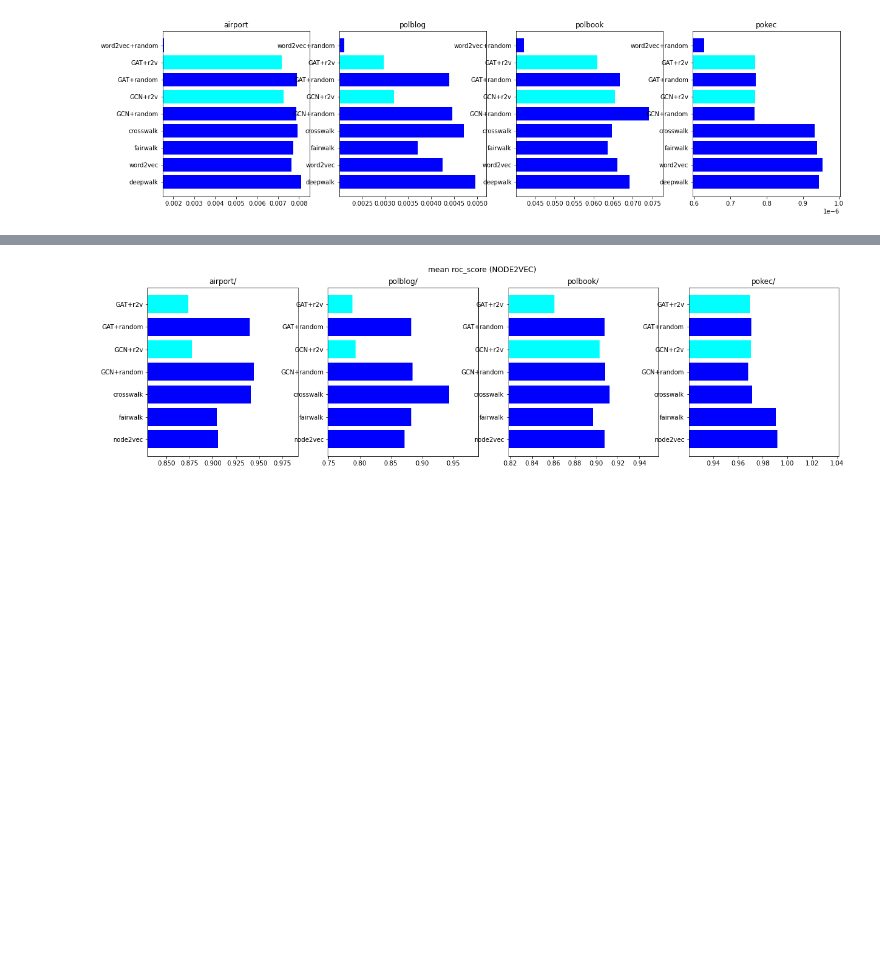
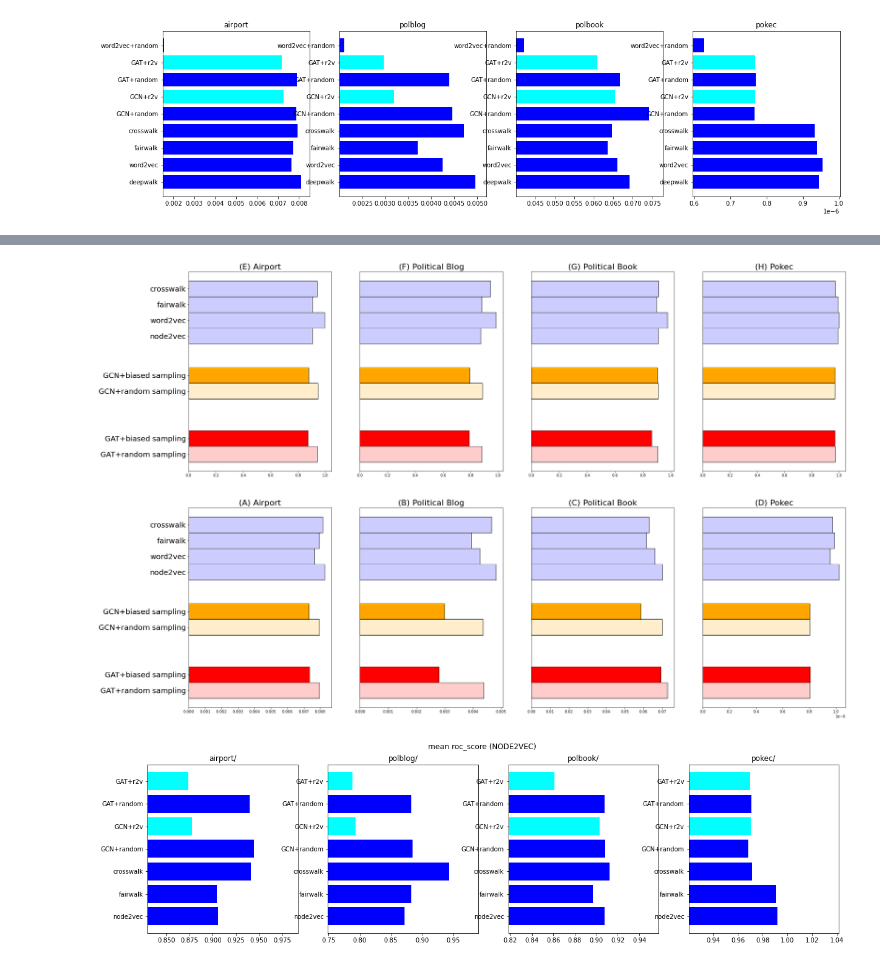
Before and after one commit to thunderock/residual2vec_, a Jupyter notebook: notebooks/RESULTS/aggregate_results.ipynb, the cells around one changed output, grey strips where cells are left out. Cells and saved outputs as stored; diff of their text form; code cells hidden in the pictures; blank space fills up the shorter version.

Commit message:
fairness node distribution, affect of feature dimensions on final embeddings

```diff
--- a/notebooks/RESULTS/aggregate_results.ipynb
+++ b/notebooks/RESULTS/aggregate_results.ipynb
@@ -140,16 +148,0 @@ for metric in METRICS:
-# %%
-for metric in ['sp_score']:
-    n_datasets = len(DATASETS)
-
-#     f.suptitle("mean " + metric + ' (DEEPWALK)')
-    for idx, dataset in enumerate(DATASETS):
-
-        file = DATA_ROOT + dataset + metric + '.pkl'
-        m_dict = pkl.load(open(file, 'rb'))
-
-
-        y = np.mean(np.vstack(m_dict.values()), axis=1)
-
-
-        y = [(y[id], z) for id, z in enumerate(m_dict)]
-        print(y)
@@ -161,3 +149,64 @@ for metric in ['sp_score']:
+# %%
+for metric in METRICS:
+    n_datasets = len(DATASETS)
+
+    f, axes = plt.subplots(1, n_datasets, figsize=(32, 10) )
+#     f.suptitle("mean " + metric + ' (DEEPWALK)')
+    for idx, dataset in enumerate(DATASETS):
+
+        file = DATA_ROOT + dataset + metric + '.pkl'
+        m_dict = pkl.load(open(file, 'rb'))
+
+        for m in list(m_dict.keys()):
+
+            # removing node2vec and word2vec
+            if any([model in m.lower() for model in ['word2vec+deepwalk+random', 'deepwalk']]):
+                m_dict.pop(m)
+            # remove deepwalk from name
+            if '+node2vec' in m.lower():
+                try:
+                    m_dict[m.replace('+node2vec', '')] = m_dict.pop(m)
+                except: pass
+        y = np.mean(np.vstack(m_dict.values()), axis=1)
+#         print(y, m_dict.keys())
+#         print(y.shape, len(m_dict))
+        width = 0.25
+
+
+        y = [(y[id], z) for id, z in enumerate(m_dict)]
+
+        y_ = [aa[0] for aa in y]
+        plots = [aa[1] for aa in y]
+        x = np.array([1.75, 2, 2.25, 2.5, .875, 1.125, -.125, 0.125])
+        A = axes[idx].barh(x, y_, width, color=[lighten_color(get_color(x)) if not 'r2v' in x else get_color(x) for x  in plots], label=plots, edgecolor='black')
+
+#         print(plots)
+        p10, P10 = np.min(y_) * .95, np.max(y_) * 1.05
+        p10, P10 = 0., 1.
+#         if metric == "roc_score": axes[idx].set_xlim([p10, P10])
+        axes[idx].set_yticks(x)
+        plots_ = []
+        for p in plots:
+            if 'r2v' in p:
+                r = p.replace('r2v', "biased sampling")
+            elif 'random' in p:
+                r = p.replace('random', 'random sampling')
+            else:
+                r = p
+            plots_.append(r)
+        axes[idx].set_yticklabels(plots_,fontsize=20)
+#         axes[idx].yticks(fontsize=22)
+        if idx != 0:
+            # disable y ticks
+            axes[idx].set_yticks([])
+        if metric == "roc_score": DATASETS_MP = DATASETS_ROC
+        elif metric == 'sp_score': DATASETS_MP = DATASETS_SP
+        axes[idx].set_title(DATASETS_MP[dataset.replace('/', '')], fontsize=22)
+
+    plt.plot()
+# %% [output]
+[figure, added]
+[figure, added]
 # %%
 for metric in METRICS:
     n_datasets = len(DATASETS)
```
Also changed, not shown: parts of 3 cells of this notebook, 1 other file.
